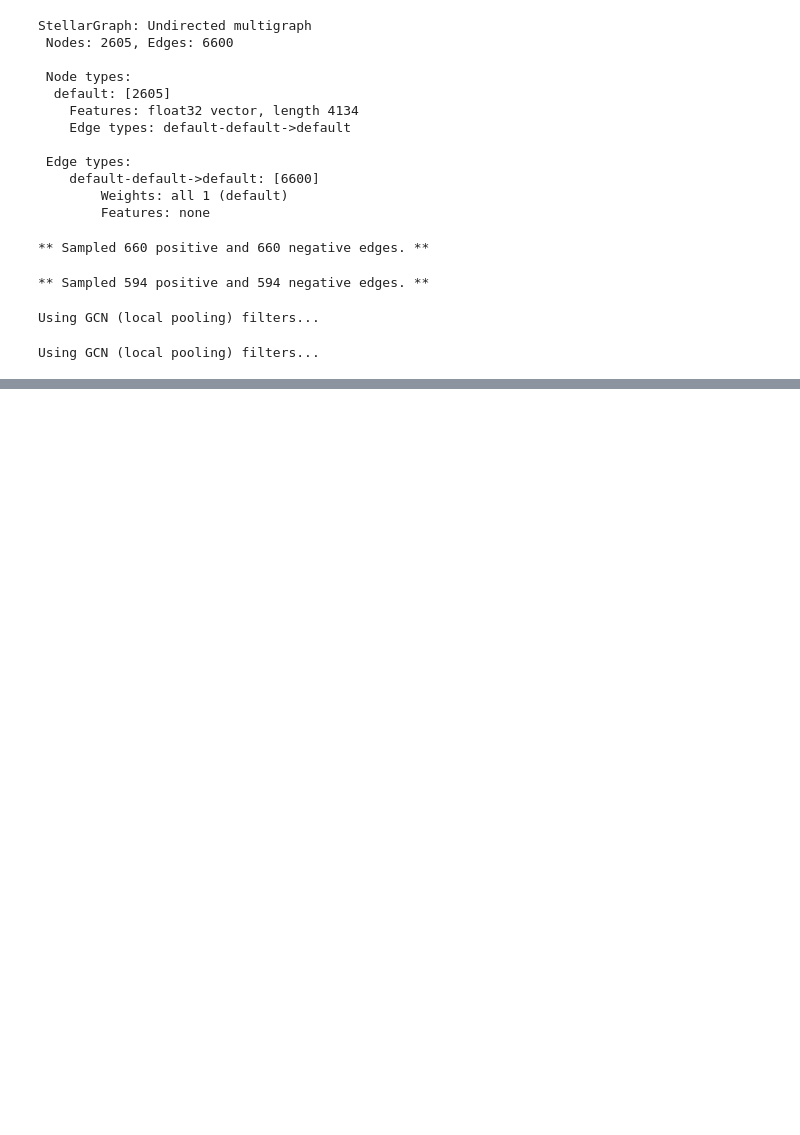
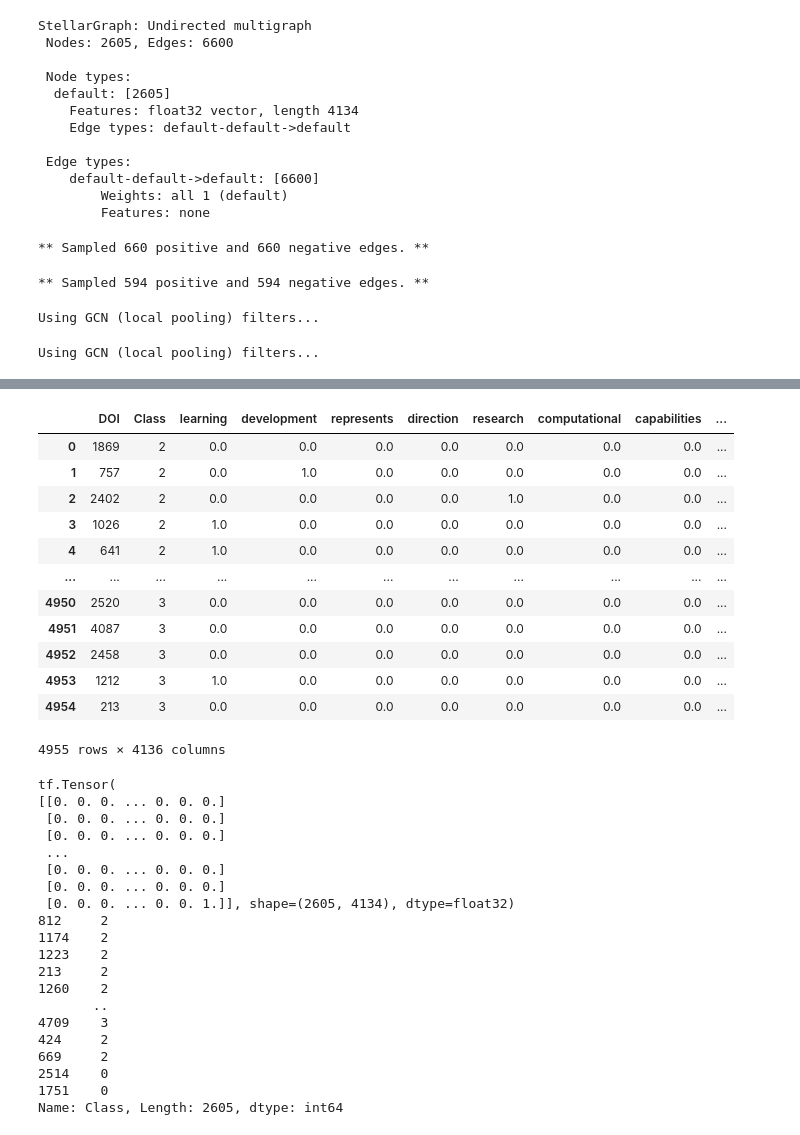
Before and after one commit to rreece15/Collaborative-Networks-In-Machine-Learning, a Jupyter notebook: model/Custom/custom_class.ipynb, the cells around one changed output, grey strips where cells are left out. Cells and saved outputs as stored; diff of their text form; code cells hidden in the pictures; blank space fills up the shorter version.

```diff
--- a/model/Custom/custom_class.ipynb
+++ b/model/Custom/custom_class.ipynb
@@ -843,0 +887,38 @@ Test Set Metrics of the trained model:
+# %%
+display(wos_paper)
+print(node_features)
+print(node_labels)
+# %% [output]
+|  | DOI | Class | learning | development | represents | direction | research | computational | capabilities | ... |
+| 0 | 1869 | 2 | 0.0 | 0.0 | 0.0 | 0.0 | 0.0 | 0.0 | 0.0 | ... |
+| 1 | 757 | 2 | 0.0 | 1.0 | 0.0 | 0.0 | 0.0 | 0.0 | 0.0 | ... |
+| 2 | 2402 | 2 | 0.0 | 0.0 | 0.0 | 0.0 | 1.0 | 0.0 | 0.0 | ... |
+| 3 | 1026 | 2 | 1.0 | 0.0 | 0.0 | 0.0 | 0.0 | 0.0 | 0.0 | ... |
+| 4 | 641 | 2 | 1.0 | 0.0 | 0.0 | 0.0 | 0.0 | 0.0 | 0.0 | ... |
+| ... | ... | ... | ... | ... | ... | ... | ... | ... | ... | ... |
+| 4950 | 2520 | 3 | 0.0 | 0.0 | 0.0 | 0.0 | 0.0 | 0.0 | 0.0 | ... |
+| 4951 | 4087 | 3 | 0.0 | 0.0 | 0.0 | 0.0 | 0.0 | 0.0 | 0.0 | ... |
+| 4952 | 2458 | 3 | 0.0 | 0.0 | 0.0 | 0.0 | 0.0 | 0.0 | 0.0 | ... |
+| 4953 | 1212 | 3 | 1.0 | 0.0 | 0.0 | 0.0 | 0.0 | 0.0 | 0.0 | ... |
+| 4954 | 213 | 3 | 0.0 | 0.0 | 0.0 | 0.0 | 0.0 | 0.0 | 0.0 | ... |
+4955 rows × 4136 columns
+tf.Tensor(
+[[0. 0. 0. ... 0. 0. 0.]
+ [0. 0. 0. ... 0. 0. 0.]
+ [0. 0. 0. ... 0. 0. 0.]
+ ...
+ [0. 0. 0. ... 0. 0. 0.]
+ [0. 0. 0. ... 0. 0. 0.]
+ [0. 0. 0. ... 0. 0. 1.]], shape=(2605, 4134), dtype=float32)
+812     2
+1174    2
+1223    2
+213     2
+1260    2
+       ..
+4709    3
+424     2
+669     2
+2514    0
+1751    0
+Name: Class, Length: 2605, dtype: int64
```
Also changed, not shown: parts of 18 cells of this notebook.
